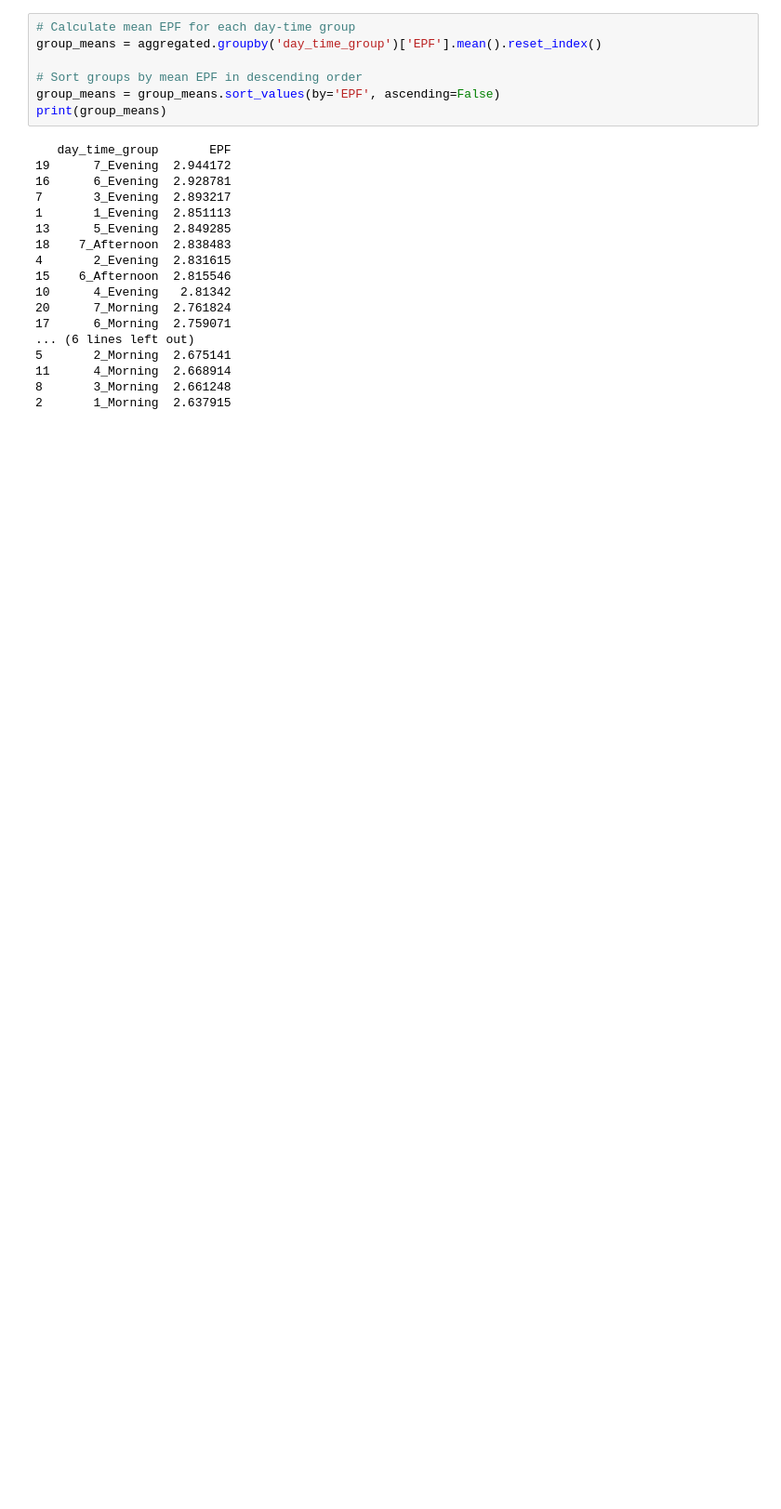
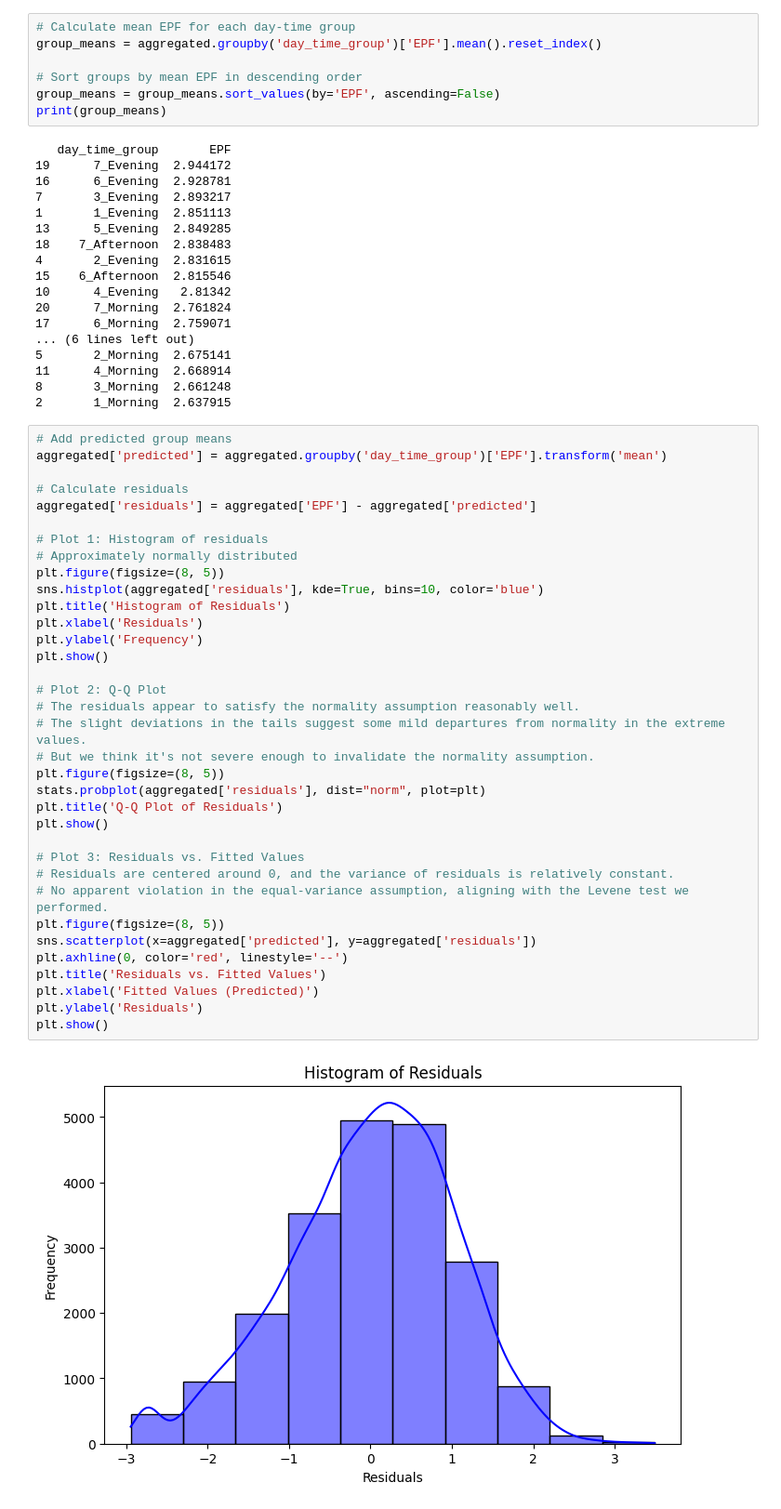
Before and after one commit to Mirrien-Liang/posting-time-impact-analysis, a Jupyter notebook: notebooks/data_cleaning.ipynb, the cells around one changed output. Shown at 93% size. Saved outputs shown, nothing was run; the diff lists cells and outputs as text; blank space fills up the shorter version.

```diff
--- a/notebooks/data_cleaning.ipynb
+++ b/notebooks/data_cleaning.ipynb
@@ -1425,3 +1425,40 @@ print(group_means)
 11      4_Morning  2.668914
 8       3_Morning  2.661248
 2       1_Morning  2.637915
+# %%
+# Add predicted group means
+aggregated['predicted'] = aggregated.groupby('day_time_group')['EPF'].transform('mean')
+
+# Calculate residuals
+aggregated['residuals'] = aggregated['EPF'] - aggregated['predicted']
+
+# Plot 1: Histogram of residuals
+# Approximately normally distributed
+plt.figure(figsize=(8, 5))
+sns.histplot(aggregated['residuals'], kde=True, bins=10, color='blue')
+plt.title('Histogram of Residuals')
+plt.xlabel('Residuals')
+plt.ylabel('Frequency')
+plt.show()
+
+# Plot 2: Q-Q Plot
+# The residuals appear to satisfy the normality assumption reasonably well.
+# The slight deviations in the tails suggest some mild departures from normality in the extreme values.
+# But we think it's not severe enough to invalidate the normality assumption.
+plt.figure(figsize=(8, 5))
+stats.probplot(aggregated['residuals'], dist="norm", plot=plt)
+plt.title('Q-Q Plot of Residuals')
+plt.show()
+
+# Plot 3: Residuals vs. Fitted Values
+# Residuals are centered around 0, and the variance of residuals is relatively constant.
+# No apparent violation in the equal-variance assumption, aligning with the Levene test we performed.
+plt.figure(figsize=(8, 5))
+sns.scatterplot(x=aggregated['predicted'], y=aggregated['residuals'])
+plt.axhline(0, color='red', linestyle='--')
+plt.title('Residuals vs. Fitted Values')
+plt.xlabel('Fitted Values (Predicted)')
+plt.ylabel('Residuals')
+plt.show()
+# %% [output]
+[figure, added]
```
Also changed, not shown: parts of 4 cells of this notebook.
